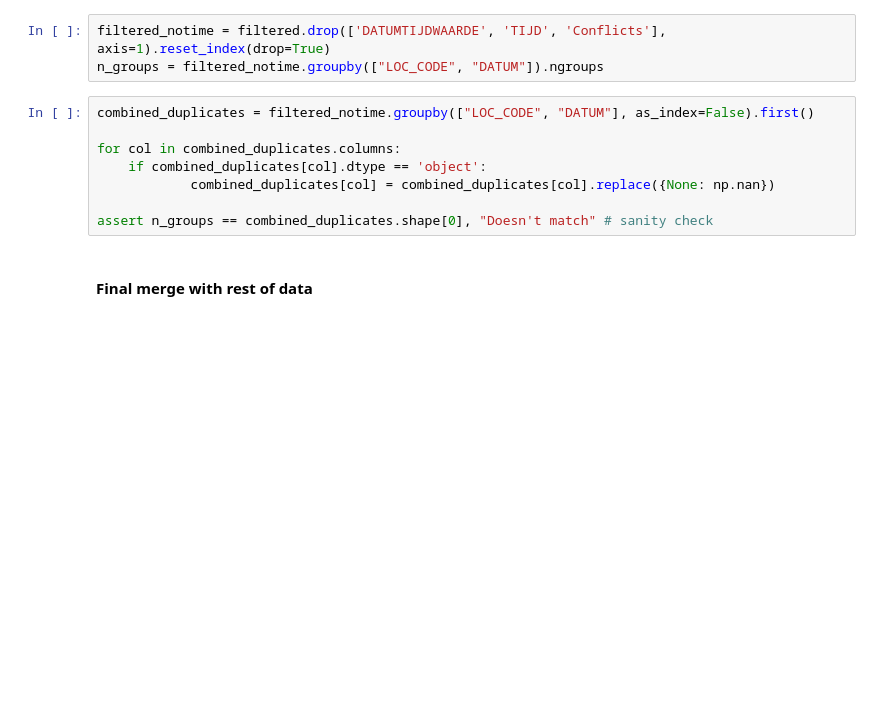
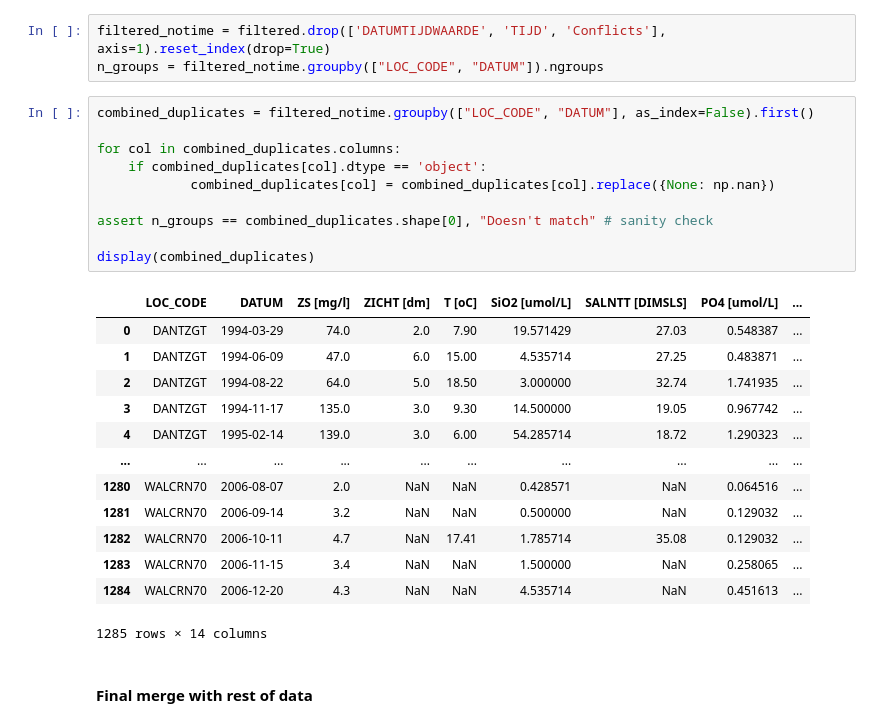
Before and after one commit to JinseiSteven/Phytoplankton-Prediction-Project, a Jupyter notebook: scripts/data_analysis/data_analysis.ipynb, the cells around one changed output. Saved outputs shown, nothing was run; the diff lists cells and outputs as text; blank space fills up the shorter version.

```diff
--- a/scripts/data_analysis/data_analysis.ipynb
+++ b/scripts/data_analysis/data_analysis.ipynb
@@ -307,11 +307,27 @@ n_groups = filtered_notime.groupby(["LOC_CODE", "DATUM"]).ngroups
 # %%
 combined_duplicates = filtered_notime.groupby(["LOC_CODE", "DATUM"], as_index=False).first()
 
 for col in combined_duplicates.columns:
     if combined_duplicates[col].dtype == 'object':
             combined_duplicates[col] = combined_duplicates[col].replace({None: np.nan})
 
 assert n_groups == combined_duplicates.shape[0], "Doesn't match" # sanity check
+
+display(combined_duplicates)
+# %% [output]
+|  | LOC_CODE | DATUM | ZS [mg/l] | ZICHT [dm] | T [oC] | SiO2 [umol/L] | SALNTT [DIMSLS] | PO4 [umol/L] | ... |
+| 0 | DANTZGT | 1994-03-29 | 74.0 | 2.0 | 7.90 | 19.571429 | 27.03 | 0.548387 | ... |
+| 1 | DANTZGT | 1994-06-09 | 47.0 | 6.0 | 15.00 | 4.535714 | 27.25 | 0.483871 | ... |
+| 2 | DANTZGT | 1994-08-22 | 64.0 | 5.0 | 18.50 | 3.000000 | 32.74 | 1.741935 | ... |
+| 3 | DANTZGT | 1994-11-17 | 135.0 | 3.0 | 9.30 | 14.500000 | 19.05 | 0.967742 | ... |
+| 4 | DANTZGT | 1995-02-14 | 139.0 | 3.0 | 6.00 | 54.285714 | 18.72 | 1.290323 | ... |
+| ... | ... | ... | ... | ... | ... | ... | ... | ... | ... |
+| 1280 | WALCRN70 | 2006-08-07 | 2.0 | NaN | NaN | 0.428571 | NaN | 0.064516 | ... |
+| 1281 | WALCRN70 | 2006-09-14 | 3.2 | NaN | NaN | 0.500000 | NaN | 0.129032 | ... |
+| 1282 | WALCRN70 | 2006-10-11 | 4.7 | NaN | 17.41 | 1.785714 | 35.08 | 0.129032 | ... |
+| 1283 | WALCRN70 | 2006-11-15 | 3.4 | NaN | NaN | 1.500000 | NaN | 0.258065 | ... |
+| 1284 | WALCRN70 | 2006-12-20 | 4.3 | NaN | NaN | 4.535714 | NaN | 0.451613 | ... |
+1285 rows × 14 columns
 # %% [markdown]
 #### Final merge with rest of data
 # %%
```
Also changed, not shown: parts of 5 cells of this notebook.
